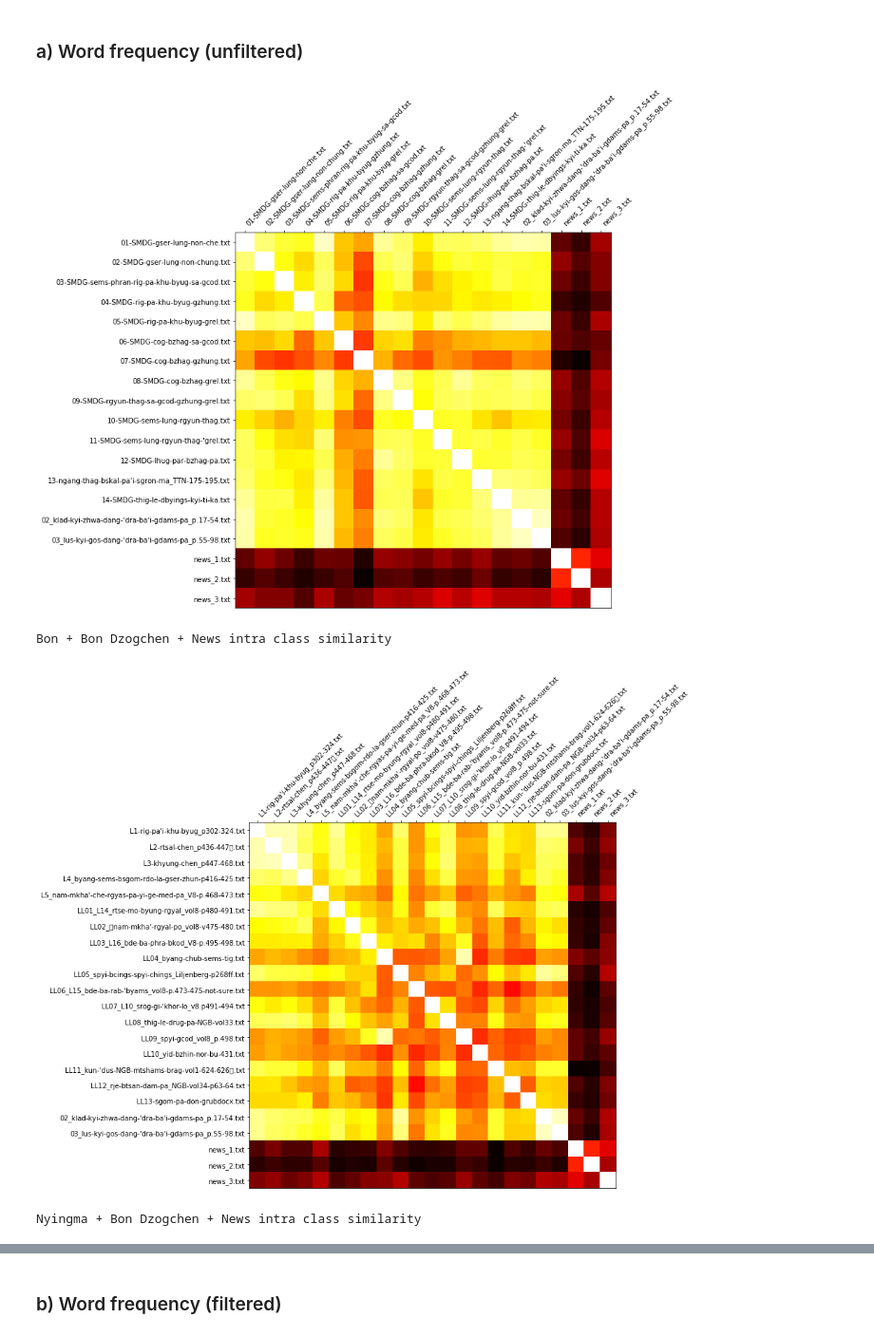
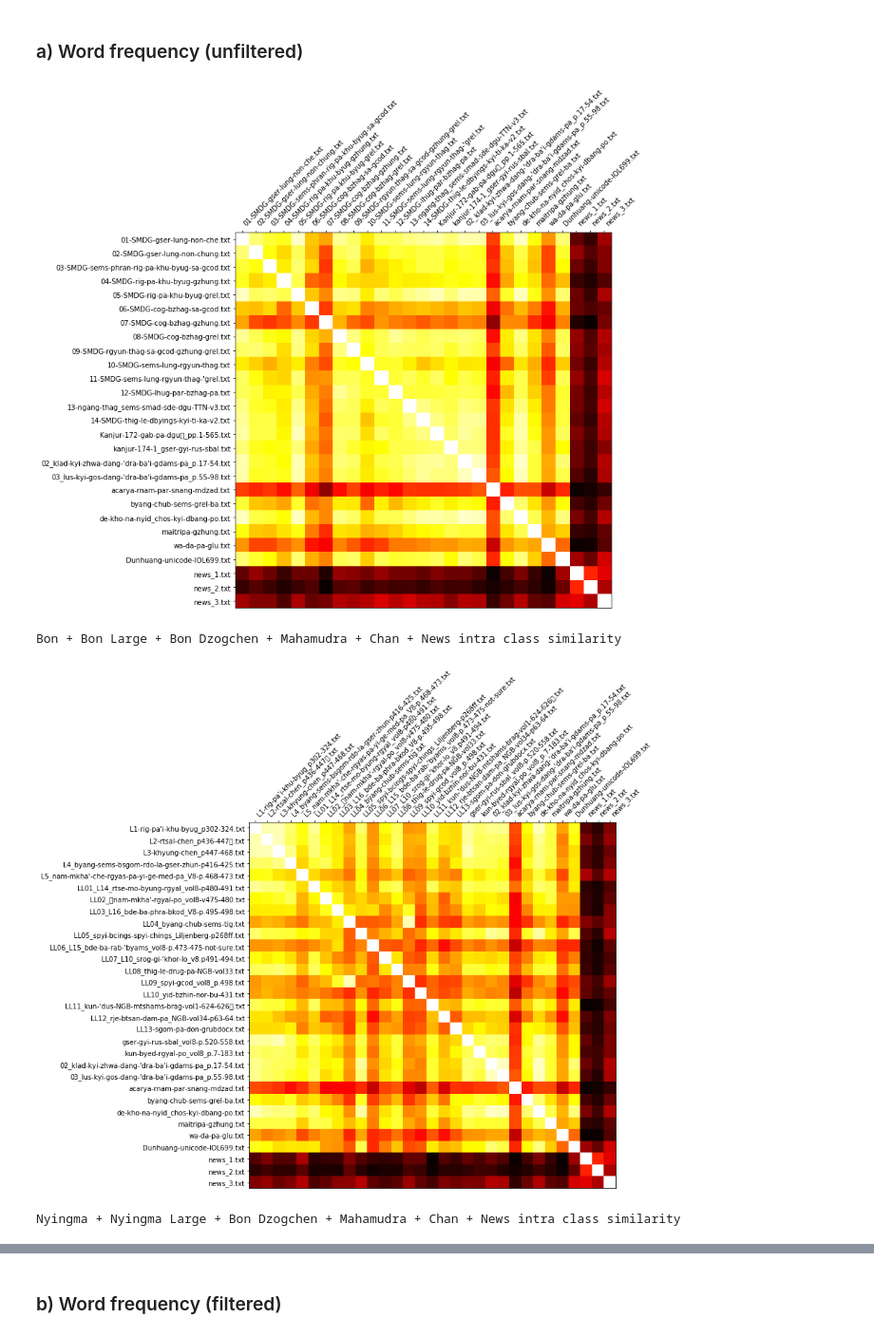
Before and after one commit to keutzer/bo-corpus-analytics, a Jupyter notebook: bon_nyingma_vector_space_analysis_clean.ipynb, the cells around one changed output, grey strips where cells are left out. Shown at 95% size. Cells and saved outputs as stored; diff of their text form; code cells hidden in the pictures.

```diff
--- a/bon_nyingma_vector_space_analysis_clean.ipynb
+++ b/bon_nyingma_vector_space_analysis_clean.ipynb
@@ -44,8 +44,6 @@ def read_texts(text_dir):
     texts_f = []
     bigrams = []
     bigrams_f = []
-    texts_bigrams = []
-    texts_bigrams_f = []
 
     for filename in sorted(os.listdir(text_dir)):
         if ".txt" in filename:
@@ -65,10 +63,7 @@ def read_texts(text_dir):
                 grams_f = [tsek.join(x) for x in ngrams(lemmas, 2) if not set(x).intersection(filter_list)]
                 bigrams_f.append(grams_f)
 
-                texts_bigrams.append(lemmas + grams)
-                texts_bigrams_f.append(lemmas_f + grams_f)
-
-    return texts, texts_f, bigrams, bigrams_f, texts_bigrams, texts_bigrams_f, fnames
+    return texts, texts_f, bigrams, bigrams_f, fnames
 # %%
 def vectorize_texts(texts, dct):
     vecs = []
@@ -180,17 +205,20 @@ def plot_all(c1, c2, c1_files, c2_files, k, c1_name, c2_name):
     plt.show()
     print("{} vs {} inter class similarity".format(c1_name, c2_name))
 # %%
-def run_all(c1_texts, c2_texts, c1_name, c2_name, c1_fnames, c2_fnames):
-    dct = Dictionary(c1_texts + c2_texts)
+def run_all(c1_texts, c2_texts, c1_name, c2_name, c1_fnames, c2_fnames, c1_bigrams=[], c2_bigrams=[], abs_color=False):
+    dct = Dictionary(c1_texts + c2_texts + c1_bigrams + c2_bigrams)
     c1 = vectorize_texts(c1_texts, dct)
     c2 = vectorize_texts(c2_texts, dct)
-    plot_all(c1, c2, c1_fnames, c2_fnames, k=cos_sim, c1_name=c1_name, c2_name=c2_name)
+    c1_second = vectorize_texts(c1_bigrams, dct) if c1_bigrams else None
+    c2_second = vectorize_texts(c2_bigrams, dct) if c2_bigrams else None
+    plot_all(c1, c2, c1_fnames, c2_fnames, k=cos_sim, c1_name=c1_name, c2_name=c2_name, c1_second=c1_second, c2_second=c2_second, abs_color=abs_color)
 # %%
-bon_texts, bon_texts_f, bon_bigrams, bon_bigrams_f, bon_texts_bigrams, bon_texts_bigrams_f, bon_fnames = read_texts("texts/Bon")
-nyingma_texts, nyingma_texts_f, nyingma_bigrams, nyingma_bigrams_f, nyingma_texts_bigrams, nyingma_texts_bigrams_f, nyingma_fnames = read_texts("texts/Nyingma")
-bon_large_texts, bon_large_texts_f, bon_large_bigrams, bon_large_bigrams_f, bon_large_texts_bigrams, bon_large_texts_bigrams_f, bon_large_fnames = read_texts("texts/Bon-Large")
-nyingma_large_texts, nyingma_large_texts_f, nyingma_large_bigrams, nyingma_large_bigrams_f, nyingma_large_texts_bigrams, nyingma_large_texts_bigrams_f, nyingma_large_fnames = read_texts("texts/Nyingma-Large")
-news_texts, news_texts_f, news_bigrams, news_bigrams_f, news_texts_bigrams, news_texts_bigrams_f, news_fnames = read_texts("texts/News")
-bon_d_texts, bon_d_texts_f, bon_d_bigrams, bon_d_bigrams_f, bon_d_texts_bigrams, bon_d_texts_bigrams_f, bon_d_fnames = read_texts("texts/Bon-dzogchen")
-mahamudra_texts, mahamudra_texts_f, mahamudra_bigrams, mahamudra_bigrams_f, mahamudra_texts_bigrams, mahamudra_texts_bigrams_f, mahamudra_fnames = read_texts("texts/Mahamudra")
+bon_texts, bon_texts_f, bon_bigrams, bon_bigrams_f, bon_fnames = read_texts("texts/Bon")
+nyingma_texts, nyingma_texts_f, nyingma_bigrams, nyingma_bigrams_f, nyingma_fnames = read_texts("texts/Nyingma")
+bon_large_texts, bon_large_texts_f, bon_large_bigrams, bon_large_bigrams_f, bon_large_fnames = read_texts("texts/Bon-Large")
+nyingma_large_texts, nyingma_large_texts_f, nyingma_large_bigrams, nyingma_large_bigrams_f, nyingma_large_fnames = read_texts("texts/Nyingma-Large")
+news_texts, news_texts_f, news_bigrams, news_bigrams_f, news_fnames = read_texts("texts/News")
+bon_d_texts, bon_d_texts_f, bon_d_bigrams, bon_d_bigrams_f, bon_d_fnames = read_texts("texts/Bon-dzogchen")
+mahamudra_texts, mahamudra_texts_f, mahamudra_bigrams, mahamudra_bigrams_f, mahamudra_fnames = read_texts("texts/Mahamudra")
+chan_texts, chan_texts_f, chan_bigrams, chan_bigrams_f, chan_fnames = read_texts("texts/Chan")
 # %% [markdown]
@@ -198,14 +226,14 @@ mahamudra_texts, mahamudra_texts_f, mahamudra_bigrams, mahamudra_bigrams_f, maha
 # %% [markdown]
 ### a) Word frequency (unfiltered)
 # %%
-run_all(bon_texts + bon_d_texts + news_texts,
-        nyingma_texts + bon_d_texts + news_texts,
-        "Bon + Bon Dzogchen + News",
-        "Nyingma + Bon Dzogchen + News",
-        bon_fnames + bon_d_fnames + news_fnames,
-        nyingma_fnames + bon_d_fnames + news_fnames)
+run_all(bon_texts + bon_large_texts + bon_d_texts + mahamudra_texts + chan_texts + news_texts,
+        nyingma_texts + nyingma_large_texts + bon_d_texts + mahamudra_texts + chan_texts + news_texts,
+        "Bon + Bon Large + Bon Dzogchen + Mahamudra + Chan + News",
+        "Nyingma + Nyingma Large + Bon Dzogchen + Mahamudra + Chan + News",
+        bon_fnames + bon_large_fnames + bon_d_fnames + mahamudra_fnames + chan_fnames + news_fnames,
+        nyingma_fnames + nyingma_large_fnames + bon_d_fnames + mahamudra_fnames + chan_fnames + news_fnames)
 # %% [output]
-[figure, old version]
+[figure, new version]
-Bon + Bon Dzogchen + News intra class similarity
+Bon + Bon Large + Bon Dzogchen + Mahamudra + Chan + News intra class similarity
-[figure, old version]
+[figure, new version]
-Nyingma + Bon Dzogchen + News intra class similarity
+Nyingma + Nyingma Large + Bon Dzogchen + Mahamudra + Chan + News intra class similarity
```
Also changed, not shown: parts of 13 cells of this notebook, 36 other files.
